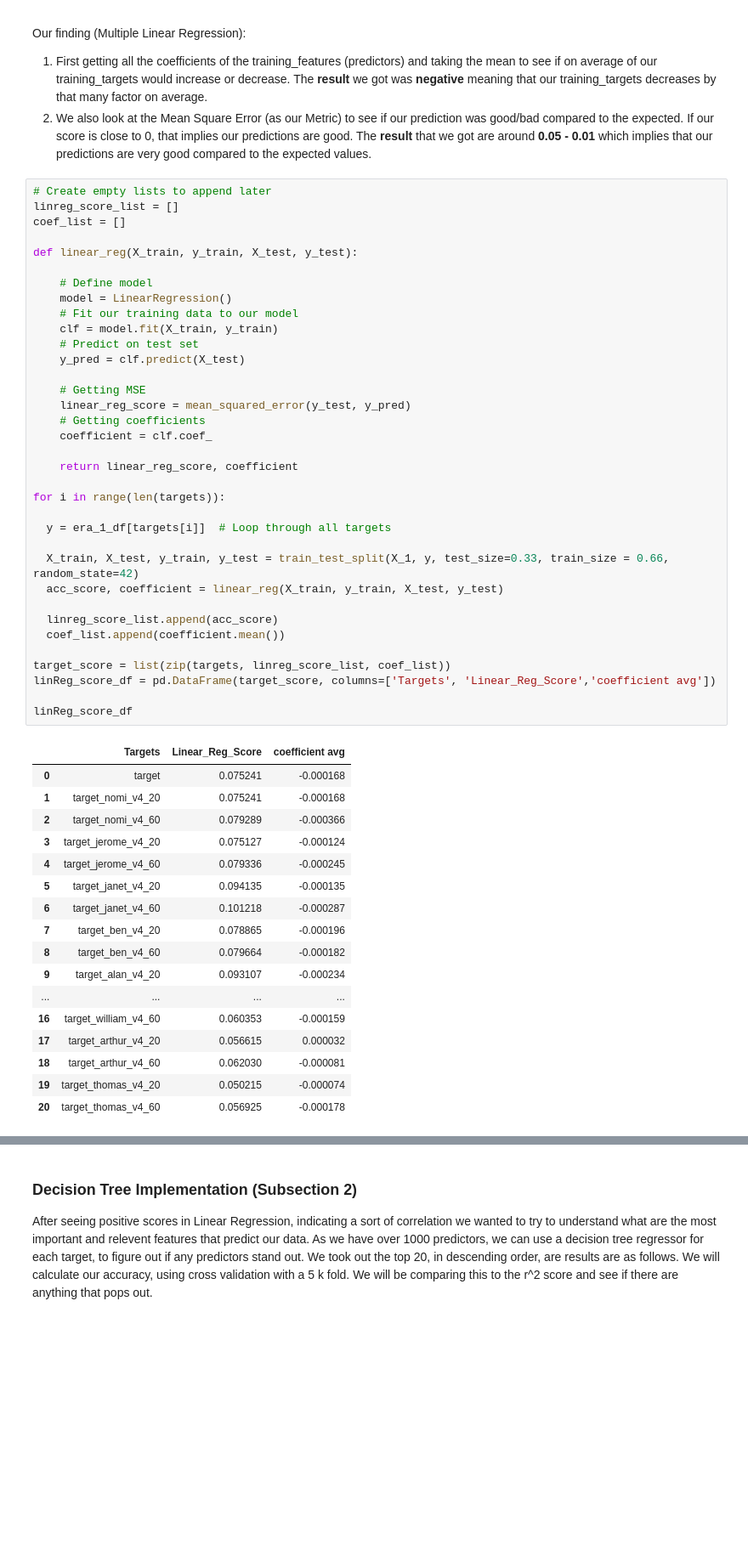
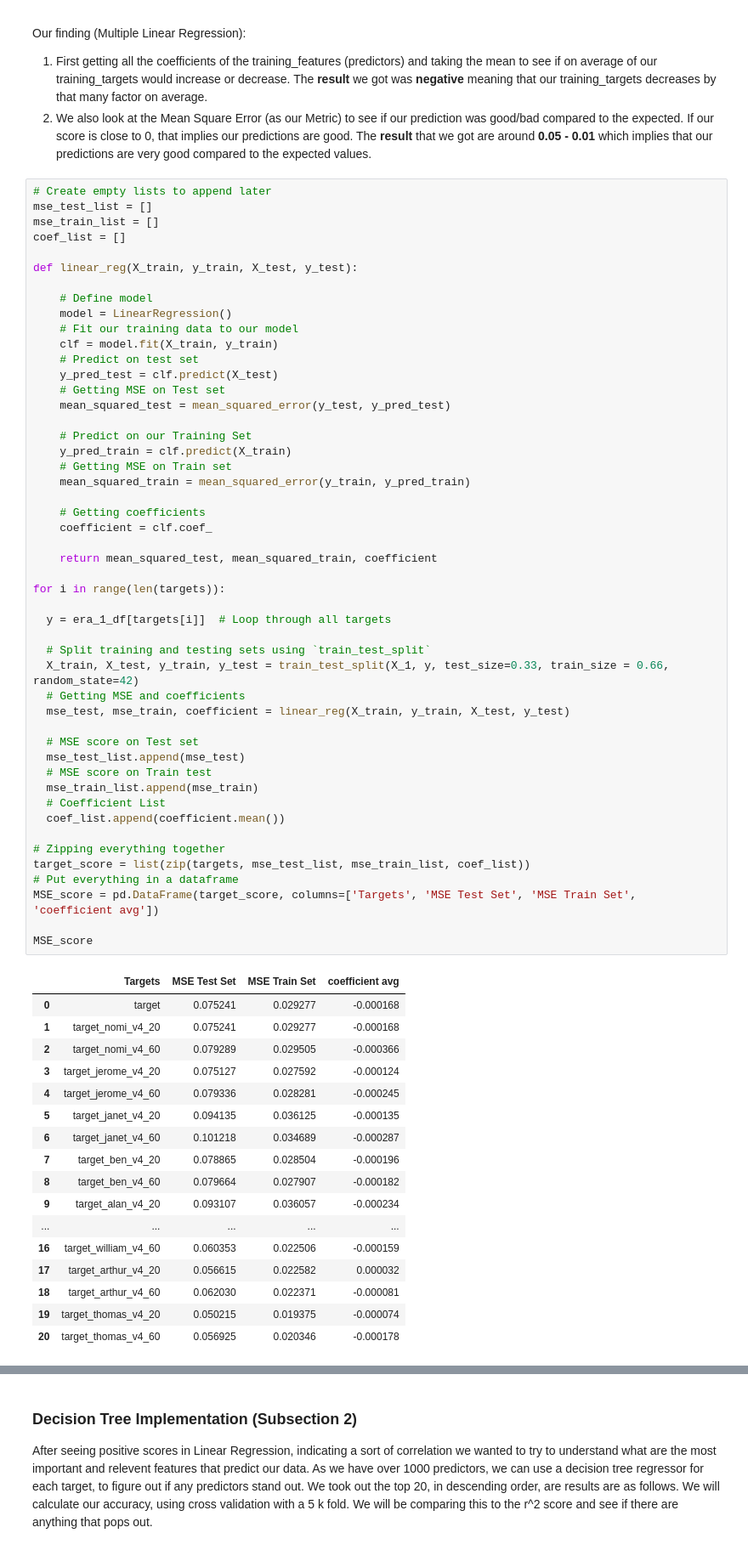
Before and after one commit to COGS118A/Group038-Sp22, a Jupyter notebook: FinalProject_group038.ipynb, the cells around one changed output, grey strips where cells are left out. Shown: that part at 85% size. Drawn from its saved outputs; the diff is of its cells as text; blank space fills up the shorter version.

Commit message:
Trying out Linear Regression on Training Set

```diff
--- a/FinalProject_group038.ipynb
+++ b/FinalProject_group038.ipynb
@@ -300,54 +318,68 @@ Our finding (Multiple Linear Regression):
 2. We also look at the Mean Square Error (as our Metric) to see if our prediction was good/bad compared to the expected. If our score is close to 0, that implies our predictions are good. The **result** that we got are around **0.05 - 0.01** which implies that our predictions are very good compared to the expected values.
 # %%
 # Create empty lists to append later
-linreg_score_list = []
+mse_test_list = []
+mse_train_list = []
 coef_list = []
 
 def linear_reg(X_train, y_train, X_test, y_test):
 
     # Define model
     model = LinearRegression()
     # Fit our training data to our model
     clf = model.fit(X_train, y_train)
     # Predict on test set
-    y_pred = clf.predict(X_test)
+    y_pred_test = clf.predict(X_test)
+    # Getting MSE on Test set
+    mean_squared_test = mean_squared_error(y_test, y_pred_test)
 
-    # Getting MSE
-    linear_reg_score = mean_squared_error(y_test, y_pred)
+    # Predict on our Training Set
+    y_pred_train = clf.predict(X_train)
+    # Getting MSE on Train set
+    mean_squared_train = mean_squared_error(y_train, y_pred_train)
+
     # Getting coefficients
     coefficient = clf.coef_
 
-    return linear_reg_score, coefficient
+    return mean_squared_test, mean_squared_train, coefficient
 
 for i in range(len(targets)):
 
   y = era_1_df[targets[i]]  # Loop through all targets
 
+  # Split training and testing sets using `train_test_split`
   X_train, X_test, y_train, y_test = train_test_split(X_1, y, test_size=0.33, train_size = 0.66, random_state=42)
-  acc_score, coefficient = linear_reg(X_train, y_train, X_test, y_test)
+  # Getting MSE and coefficients
+  mse_test, mse_train, coefficient = linear_reg(X_train, y_train, X_test, y_test)
 
-  linreg_score_list.append(acc_score)
+  # MSE score on Test set
+  mse_test_list.append(mse_test)
+  # MSE score on Train test
+  mse_train_list.append(mse_train)
+  # Coefficient List
   coef_list.append(coefficient.mean())
 
-target_score = list(zip(targets, linreg_score_list, coef_list))
-linReg_score_df = pd.DataFrame(target_score, columns=['Targets', 'Linear_Reg_Score','coefficient avg'])
+# Zipping everything together
+target_score = list(zip(targets, mse_test_list, mse_train_list, coef_list))
+# Put everything in a dataframe
+MSE_score = pd.DataFrame(target_score, columns=['Targets', 'MSE Test Set', 'MSE Train Set', 'coefficient avg'])
 
-linReg_score_df
+MSE_score
 # %% [output]
-|  | Targets | Linear_Reg_Score | coefficient avg |
-| 0 | target | 0.075241 | -0.000168 |
-| 1 | target_nomi_v4_20 | 0.075241 | -0.000168 |
-| 2 | target_nomi_v4_60 | 0.079289 | -0.000366 |
-| 3 | target_jerome_v4_20 | 0.075127 | -0.000124 |
-| 4 | target_jerome_v4_60 | 0.079336 | -0.000245 |
-| 5 | target_janet_v4_20 | 0.094135 | -0.000135 |
-| 6 | target_janet_v4_60 | 0.101218 | -0.000287 |
-| 7 | target_ben_v4_20 | 0.078865 | -0.000196 |
-| 8 | target_ben_v4_60 | 0.079664 | -0.000182 |
-| 9 | target_alan_v4_20 | 0.093107 | -0.000234 |
-| ... | ... | ... | ... |
-| 16 | target_william_v4_60 | 0.060353 | -0.000159 |
-| 17 | target_arthur_v4_20 | 0.056615 | 0.000032 |
-| 18 | target_arthur_v4_60 | 0.062030 | -0.000081 |
-| 19 | target_thomas_v4_20 | 0.050215 | -0.000074 |
-| 20 | target_thomas_v4_60 | 0.056925 | -0.000178 |
+|  | Targets | MSE Test Set | MSE Train Set | coefficient avg |
+| 0 | target | 0.075241 | 0.029277 | -0.000168 |
+| 1 | target_nomi_v4_20 | 0.075241 | 0.029277 | -0.000168 |
+| 2 | target_nomi_v4_60 | 0.079289 | 0.029505 | -0.000366 |
+| 3 | target_jerome_v4_20 | 0.075127 | 0.027592 | -0.000124 |
+| 4 | target_jerome_v4_60 | 0.079336 | 0.028281 | -0.000245 |
+| 5 | target_janet_v4_20 | 0.094135 | 0.036125 | -0.000135 |
+| 6 | target_janet_v4_60 | 0.101218 | 0.034689 | -0.000287 |
+| 7 | target_ben_v4_20 | 0.078865 | 0.028504 | -0.000196 |
+| 8 | target_ben_v4_60 | 0.079664 | 0.027907 | -0.000182 |
+| 9 | target_alan_v4_20 | 0.093107 | 0.036057 | -0.000234 |
+| ... | ... | ... | ... | ... |
+| 16 | target_william_v4_60 | 0.060353 | 0.022506 | -0.000159 |
+| 17 | target_arthur_v4_20 | 0.056615 | 0.022582 | 0.000032 |
+| 18 | target_arthur_v4_60 | 0.062030 | 0.022371 | -0.000081 |
+| 19 | target_thomas_v4_20 | 0.050215 | 0.019375 | -0.000074 |
+| 20 | target_thomas_v4_60 | 0.056925 | 0.020346 | -0.000178 |
```
Also changed, not shown: parts of 3 cells of this notebook.
